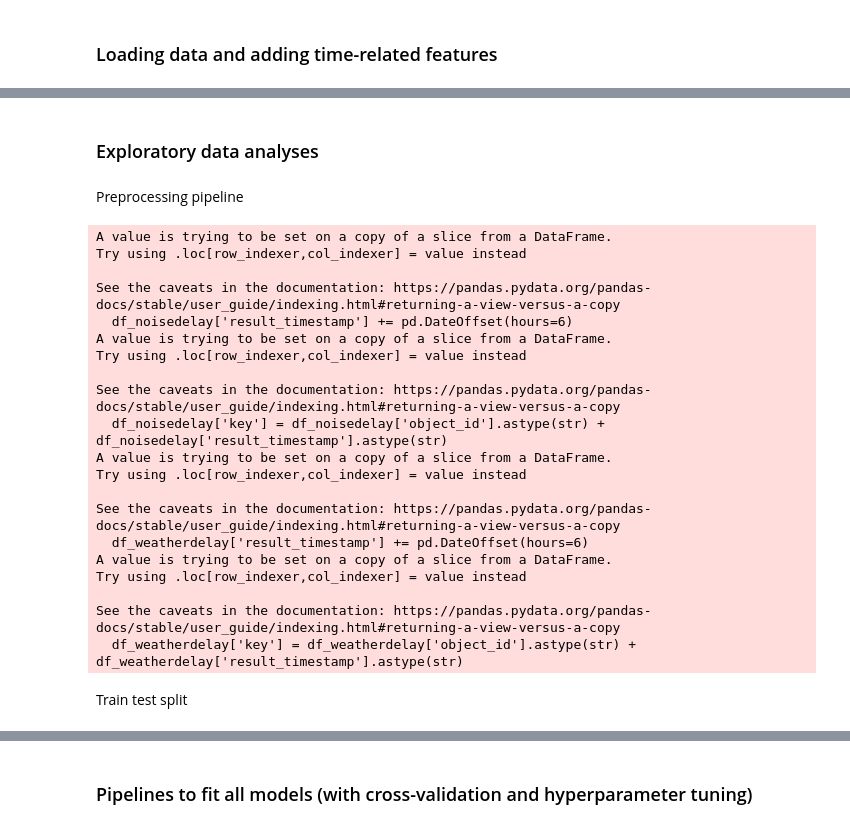
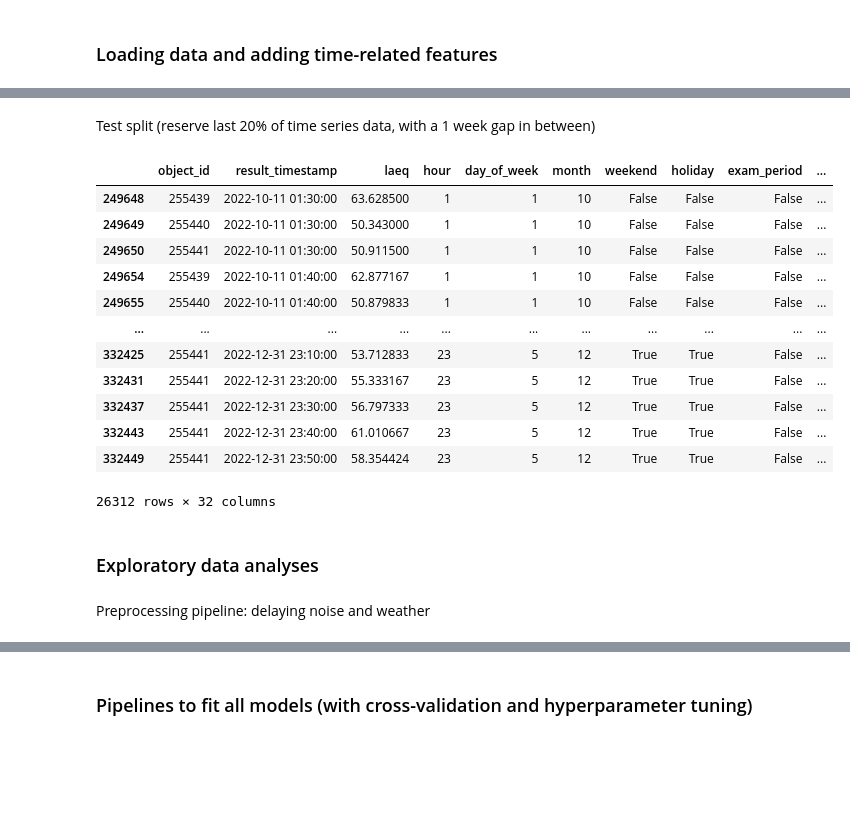
Before and after one commit to IvanaOsredek/ModernDataAnalyticsProject, a Jupyter notebook: MDA_main_notebook.ipynb, the cells around one changed output, grey strips where cells are left out. Drawn from its saved outputs; the diff is of its cells as text; code cells hidden in the pictures; blank space fills up the shorter version.

```diff
--- a/MDA_main_notebook.ipynb
+++ b/MDA_main_notebook.ipynb
@@ -33,40 +50,61 @@ df = df[df['object_id']<255442]
+# %% [markdown]
+Test split (reserve last 20% of time series data, with a 1 week gap in between)
+# %%
+# creating train/validation data and test data
+df_first80 = df.iloc[:102224,:]
+df_last20 = df.iloc[105249:,:]
+df_last20
+# %% [output]
+|  | object_id | result_timestamp | laeq | hour | day_of_week | month | weekend | holiday | exam_period | ... |
+| 249648 | 255439 | 2022-10-11 01:30:00 | 63.628500 | 1 | 1 | 10 | False | False | False | ... |
+| 249649 | 255440 | 2022-10-11 01:30:00 | 50.343000 | 1 | 1 | 10 | False | False | False | ... |
+| 249650 | 255441 | 2022-10-11 01:30:00 | 50.911500 | 1 | 1 | 10 | False | False | False | ... |
+| 249654 | 255439 | 2022-10-11 01:40:00 | 62.877167 | 1 | 1 | 10 | False | False | False | ... |
+| 249655 | 255440 | 2022-10-11 01:40:00 | 50.879833 | 1 | 1 | 10 | False | False | False | ... |
+| ... | ... | ... | ... | ... | ... | ... | ... | ... | ... | ... |
+| 332425 | 255441 | 2022-12-31 23:10:00 | 53.712833 | 23 | 5 | 12 | True | True | False | ... |
+| 332431 | 255441 | 2022-12-31 23:20:00 | 55.333167 | 23 | 5 | 12 | True | True | False | ... |
+| 332437 | 255441 | 2022-12-31 23:30:00 | 56.797333 | 23 | 5 | 12 | True | True | False | ... |
+| 332443 | 255441 | 2022-12-31 23:40:00 | 61.010667 | 23 | 5 | 12 | True | True | False | ... |
+| 332449 | 255441 | 2022-12-31 23:50:00 | 58.354424 | 23 | 5 | 12 | True | True | False | ... |
+26312 rows × 32 columns
 # %% [markdown]
 ### Exploratory data analyses
 # %% [markdown]
-Preprocessing pipeline
+Preprocessing pipeline: delaying noise and weather
 # %%
 #pipeline to create feature matrix with delayed noise and weather data, as well as target vector.
 
 def delay_noise_weather(df):
     # Select columns for df_noisedelay
-    df_noisedelay = df.loc[:, ['description', 'result_timestamp', 'laeq']]
+    df_noisedelay = df.loc[:, ['object_id', 'result_timestamp', 'laeq']]
 
     # Add 6 hours to result_timestamp
     df_noisedelay['result_timestamp'] += pd.DateOffset(hours=6)
 
     # Create key column
-    df_noisedelay['key'] = df_noisedelay['description'].astype(str) + df_noisedelay['result_timestamp'].astype(str)
+    df_noisedelay['key'] = df_noisedelay['object_id'].astype(str) + df_noisedelay['result_timestamp'].astype(str)
 
     # Drop unnecessary columns
-    df_noisedelay = df_noisedelay.drop(['description', 'result_timestamp'], axis=1)
+    df_noisedelay = df_noisedelay.drop(['object_id', 'result_timestamp'], axis=1)
 
     # Select columns for df_weatherdelay
-    df_weatherdelay = df.loc[:, ['description', 'result_timestamp', 'LC_HUMIDITY', 'LC_DWPTEMP', 'LC_n', 'LC_RAD', 'LC_RAININ',
+    df_weatherdelay = df.loc[:, ['object_id', 'result_timestamp', 'LC_HUMIDITY', 'LC_DWPTEMP', 'LC_n', 'LC_RAD', 'LC_RAININ',
                           'LC_DAILYRAIN', 'LC_WINDDIR', 'LC_WINDSPEED', 'LC_RAD60', 'LC_TEMP_QCL0']]
 
     # Add 6 hours to result_timestamp
     df_weatherdelay['result_timestamp'] += pd.DateOffset(hours=6)
 
     # Create key column
-    df_weatherdelay['key'] = df_weatherdelay['description'].astype(str) + df_weatherdelay['result_timestamp'].astype(str)
+    df_weatherdelay['key'] = df_weatherdelay['object_id'].astype(str) + df_weatherdelay['result_timestamp'].astype(str)
 
     # Drop unnecessary columns
-    df_weatherdelay = df_weatherdelay.drop(['description', 'result_timestamp'], axis=1)
+    df_weatherdelay = df_weatherdelay.drop(['object_id', 'result_timestamp'], axis=1)
 
     #Drop noise and weather-related columns from original df
     df = df.drop(['laeq', 'LC_HUMIDITY', 'LC_DWPTEMP', 'LC_n', 'LC_RAD', 'LC_RAININ',
                   'LC_DAILYRAIN', 'LC_WINDDIR', 'LC_WINDSPEED', 'LC_RAD60', 'LC_TEMP_QCL0'], axis=1)
-    df['key'] = df['description'].astype(str) + df['result_timestamp'].astype(str)
+    df['key'] = df['object_id'].astype(str) + df['result_timestamp'].astype(str)
 
     # Merge df with df_noisedelay and df_weatherdelay on 'key'
     merged_df = pd.merge(df, df_noisedelay, on='key').merge(df_weatherdelay, on='key')
@@ -75,34 +113,12 @@ def delay_noise_weather(df):
     merged_df = merged_df.dropna()
 
     # Create feature matrix X and target vector y
-    X = merged_df.drop(['result_timestamp', 'key', 'description', 'ID'], axis=1)
+    X = merged_df.drop(['result_timestamp', 'laeq', 'key', 'object_id','255442', '255443', '255444', '255445',
+       '280324', '303910'], axis=1)
     y = merged_df['laeq']
 
     # Return full dataframe with delays, return feature matrix X and target vector y
     return merged_df, X, y
 
 #Apply to df
-merged_df, X, y = delay_noise_weather(df)
+merged_df, X, y = delay_noise_weather(df_first80)
-# %% [output]
-A value is trying to be set on a copy of a slice from a DataFrame.
-Try using .loc[row_indexer,col_indexer] = value instead
-
-See the caveats in the documentation: https://pandas.pydata.org/pandas-docs/stable/user_guide/indexing.html#returning-a-view-versus-a-copy
-  df_noisedelay['result_timestamp'] += pd.DateOffset(hours=6)
-A value is trying to be set on a copy of a slice from a DataFrame.
-Try using .loc[row_indexer,col_indexer] = value instead
-
-See the caveats in the documentation: https://pandas.pydata.org/pandas-docs/stable/user_guide/indexing.html#returning-a-view-versus-a-copy
-  df_noisedelay['key'] = df_noisedelay['object_id'].astype(str) + df_noisedelay['result_timestamp'].astype(str)
-A value is trying to be set on a copy of a slice from a DataFrame.
-Try using .loc[row_indexer,col_indexer] = value instead
-
-See the caveats in the documentation: https://pandas.pydata.org/pandas-docs/stable/user_guide/indexing.html#returning-a-view-versus-a-copy
-  df_weatherdelay['result_timestamp'] += pd.DateOffset(hours=6)
-A value is trying to be set on a copy of a slice from a DataFrame.
-Try using .loc[row_indexer,col_indexer] = value instead
-
-See the caveats in the documentation: https://pandas.pydata.org/pandas-docs/stable/user_guide/indexing.html#returning-a-view-versus-a-copy
-  df_weatherdelay['key'] = df_weatherdelay['object_id'].astype(str) + df_weatherdelay['result_timestamp'].astype(str)
-# %% [markdown]
-Train test split
```
Also changed, not shown: parts of 16 cells of this notebook.
